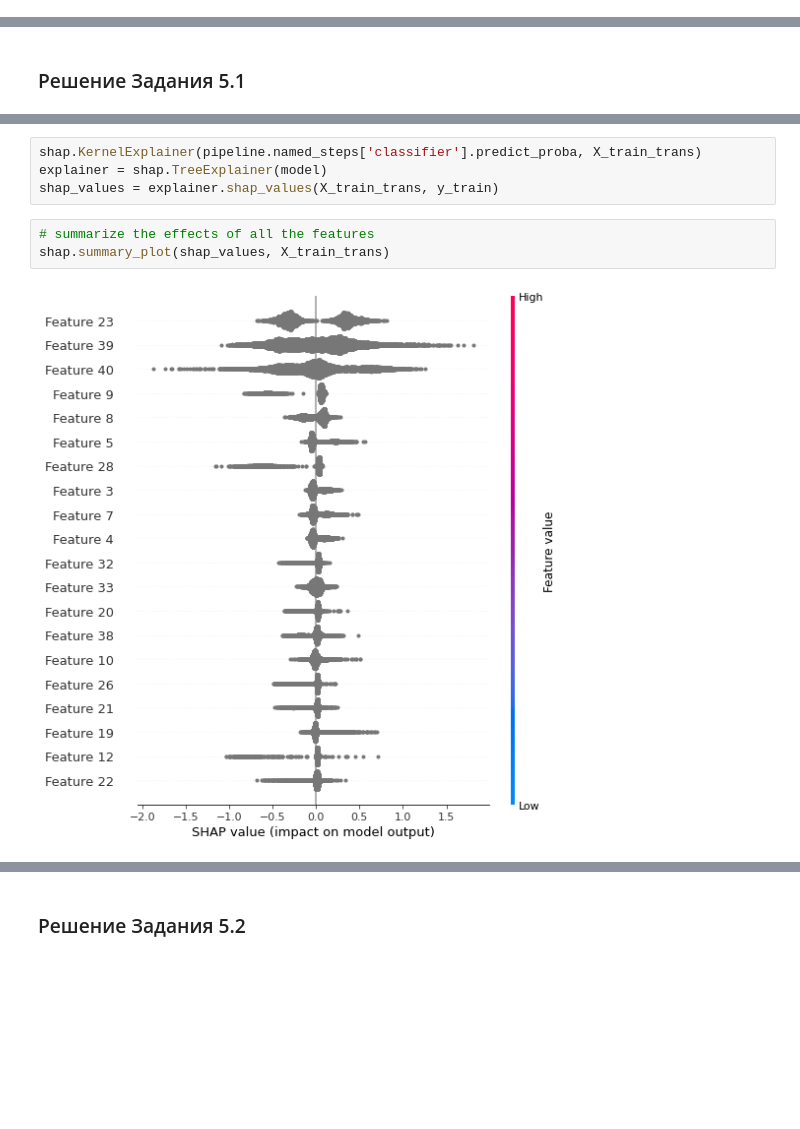
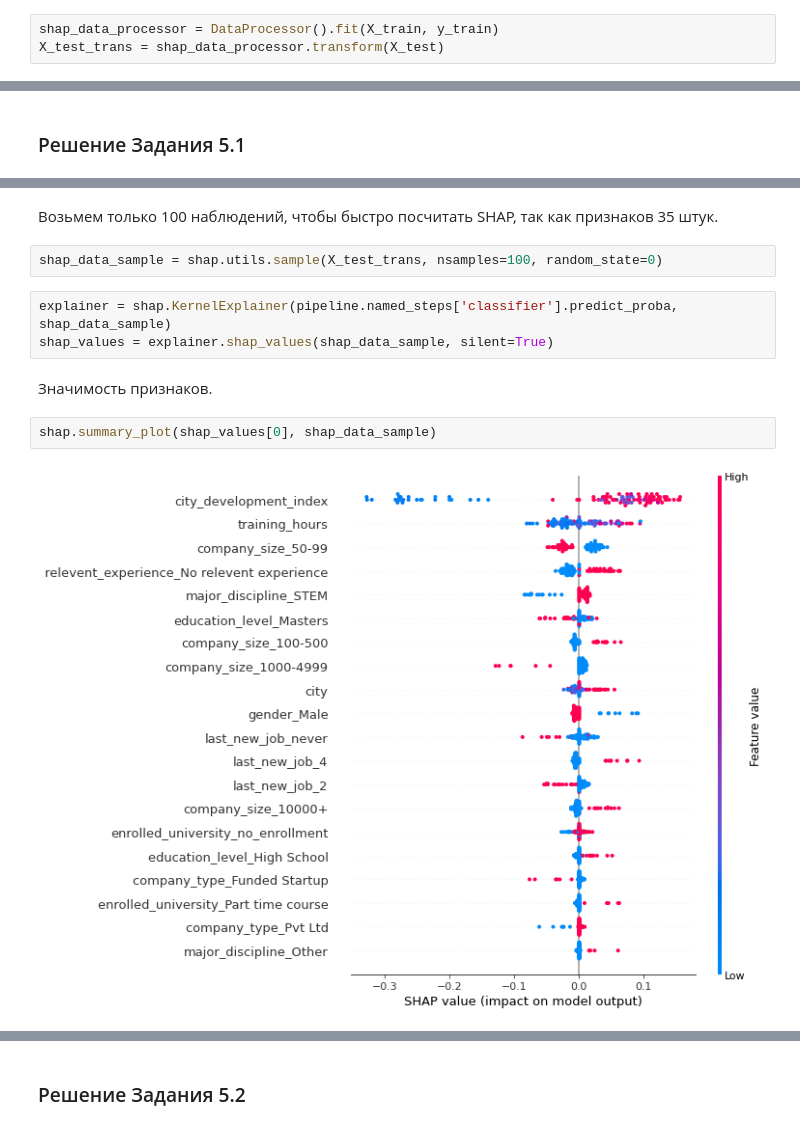
Before and after one commit to shatandv/GB_ML_Business_2021_04_26, a Jupyter notebook: homework/lesson7/les7_homework.ipynb, the cells around one changed output, grey strips where cells are left out. Drawn from its saved outputs; the diff is of its cells as text; blank space fills up the shorter version.

```diff
--- a/homework/lesson7/les7_homework.ipynb
+++ b/homework/lesson7/les7_homework.ipynb
@@ -321,0 +361,3 @@ metrics
+# %%
+shap_data_processor = DataProcessor().fit(X_train, y_train)
+X_test_trans = shap_data_processor.transform(X_test)
@@ -326,9 +386,13 @@ How to meaningfully convert the data?
+# %% [markdown]
+Возьмем только 100 наблюдений, чтобы быстро посчитать SHAP, так как признаков 35 штук.
+# %%
+shap_data_sample = shap.utils.sample(X_test_trans, nsamples=100, random_state=0)
 # %%
-shap.KernelExplainer(pipeline.named_steps['classifier'].predict_proba, X_train_trans)
-explainer = shap.TreeExplainer(model)
-shap_values = explainer.shap_values(X_train_trans, y_train)
+explainer = shap.KernelExplainer(pipeline.named_steps['classifier'].predict_proba, shap_data_sample)
+shap_values = explainer.shap_values(shap_data_sample, silent=True)
-# %%
-# summarize the effects of all the features
-shap.summary_plot(shap_values, X_train_trans)
-# %% [output]
-[figure, removed]
+# %% [markdown]
+Значимость признаков.
+# %%
+shap.summary_plot(shap_values[0], shap_data_sample)
+# %% [output]
+[figure, added]
```
Also changed, not shown: parts of 28 cells of this notebook, 5 other files.
